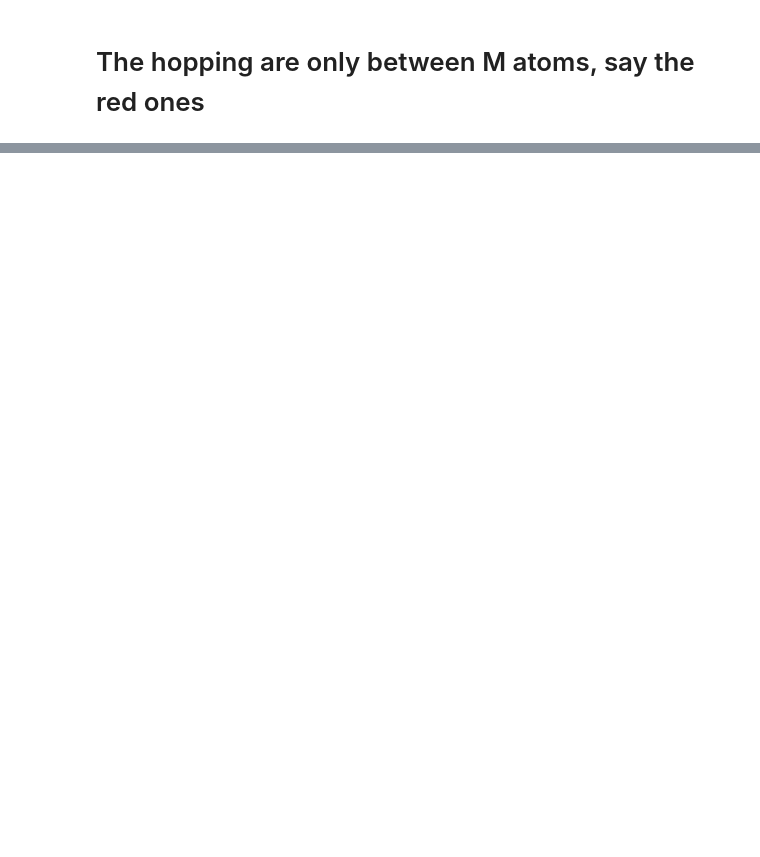
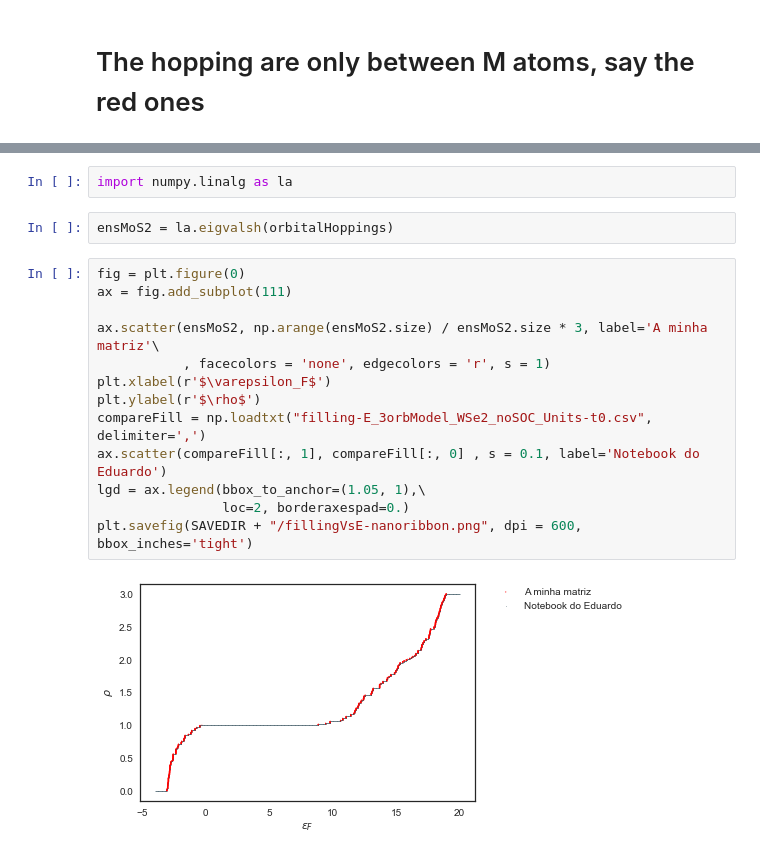
Before and after one commit to SriramanT/qmc_master_code, a Jupyter notebook: ANALYTICAL/src/tmd-hoppings.ipynb, the cells around one changed output, grey strips where cells are left out. Drawn from its saved outputs; the diff is of its cells as text; blank space fills up the shorter version.

Commit message:
reproduced Eduardo's results

```diff
--- a/ANALYTICAL/src/tmd-hoppings.ipynb
+++ b/ANALYTICAL/src/tmd-hoppings.ipynb
@@ -139,0 +309,19 @@ array([[ 0., -1.,  0.,  0.,  0.,  0.,  0.,  0.,  0.,  0.,  0.,  0.,  0.,
+# %%
+import numpy.linalg as la
+# %%
+ensMoS2 = la.eigvalsh(orbitalHoppings)
+# %%
+fig = plt.figure(0)
+ax = fig.add_subplot(111)
+
+ax.scatter(ensMoS2, np.arange(ensMoS2.size) / ensMoS2.size * 3, label='A minha matriz'\
+           , facecolors = 'none', edgecolors = 'r', s = 1)
+plt.xlabel(r'$\varepsilon_F$')
+plt.ylabel(r'$\rho$')
+compareFill = np.loadtxt("filling-E_3orbModel_WSe2_noSOC_Units-t0.csv", delimiter=',')
+ax.scatter(compareFill[:, 1], compareFill[:, 0] , s = 0.1, label='Notebook do Eduardo')
+lgd = ax.legend(bbox_to_anchor=(1.05, 1),\
+                loc=2, borderaxespad=0.)
+plt.savefig(SAVEDIR + "/fillingVsE-nanoribbon.png", dpi = 600, bbox_inches='tight')
+# %% [output]
+[figure, added]
```
Also changed, not shown: parts of 16 cells of this notebook, 3 other files.
